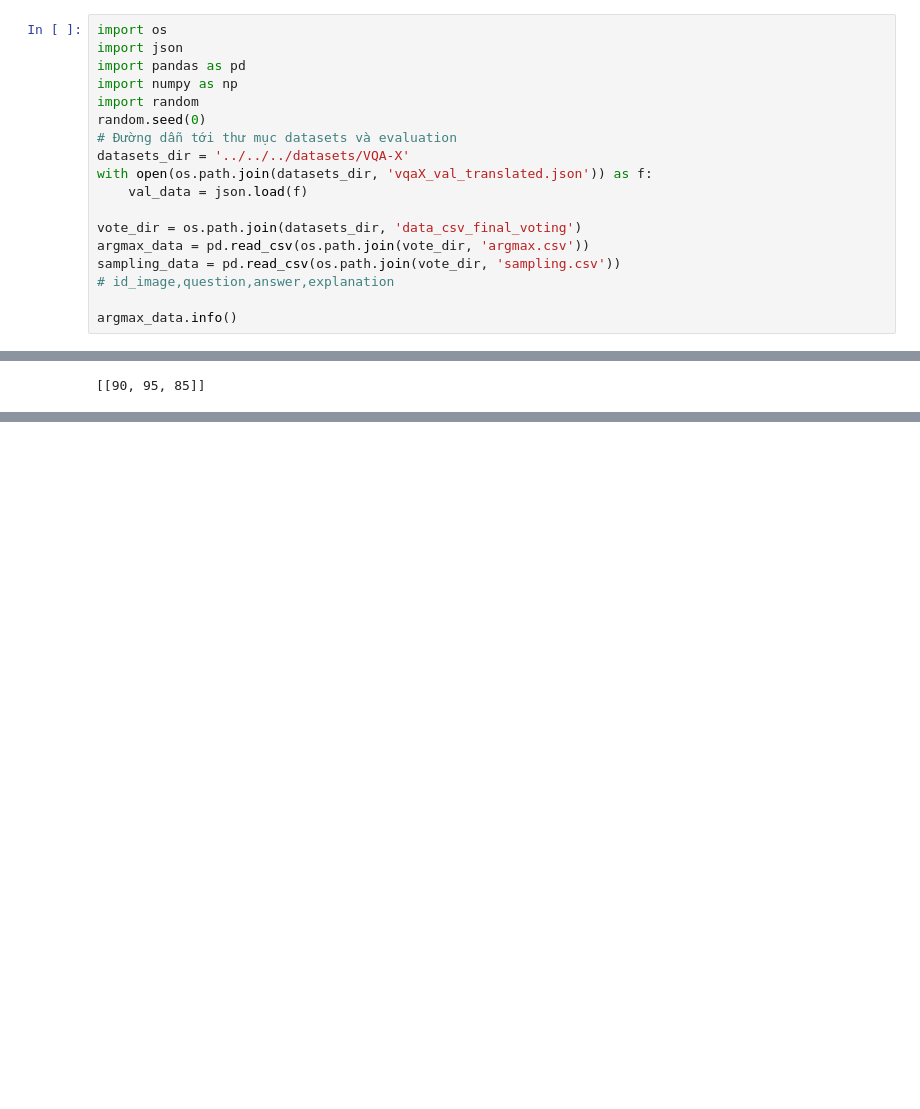
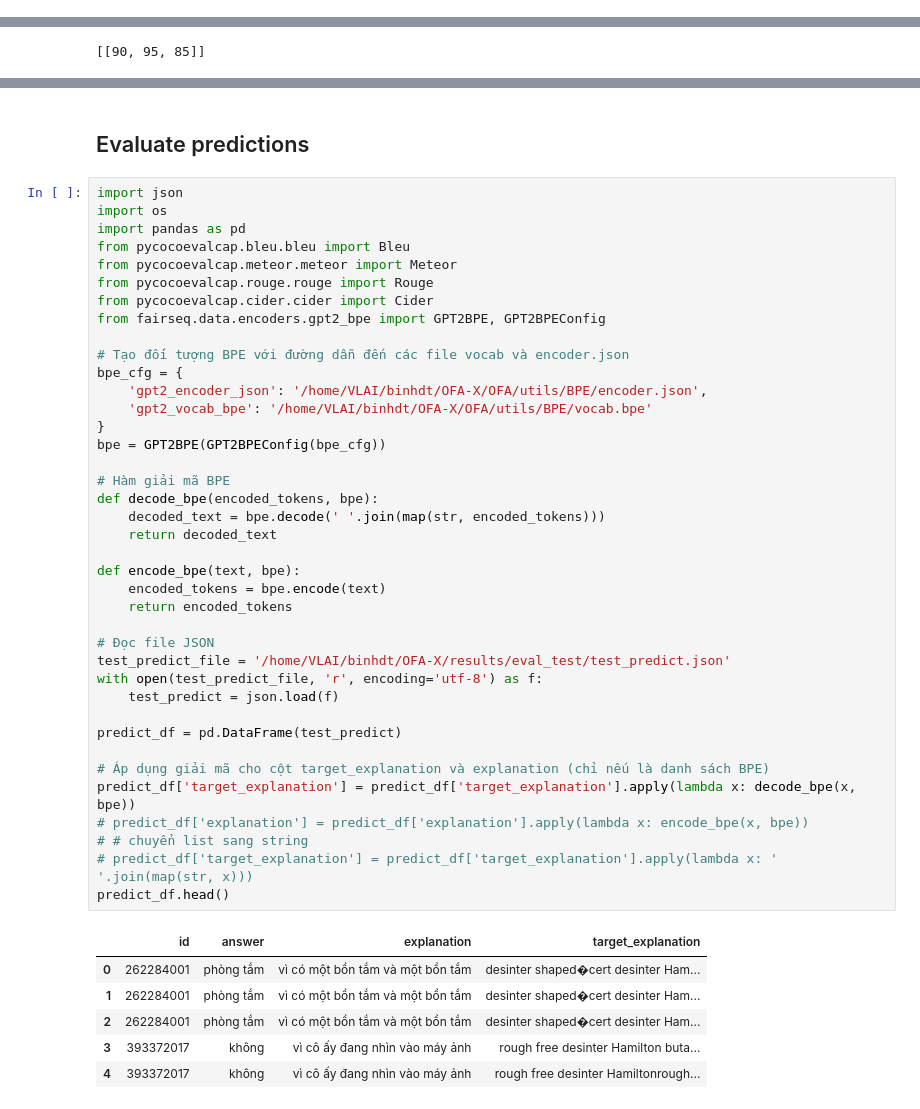
Before and after one commit to wjnwjn59/ViCLEVR-X, a Jupyter notebook: data_processing/notebook.ipynb, the cells around one changed output, grey strips where cells are left out. Saved outputs shown, nothing was run; the diff lists cells and outputs as text; blank space fills up the shorter version.

```diff
--- a/data_processing/notebook.ipynb
+++ b/data_processing/notebook.ipynb
@@ -206,18 +205,0 @@ Items with gpt translation: 1968
-# %%
-import os
-import json
-import pandas as pd
-import numpy as np
-import random
-random.seed(0)
-# Đường dẫn tới thư mục datasets và evaluation
-datasets_dir = '../../../datasets/VQA-X'
-with open(os.path.join(datasets_dir, 'vqaX_val_translated.json')) as f:
-    val_data = json.load(f)
-
-vote_dir = os.path.join(datasets_dir, 'data_csv_final_voting')
-argmax_data = pd.read_csv(os.path.join(vote_dir, 'argmax.csv'))
-sampling_data = pd.read_csv(os.path.join(vote_dir, 'sampling.csv'))
-# id_image,question,answer,explanation
-
-argmax_data.info()
@@ -603,0 +505,48 @@ Explanation: 54754
+# %% [markdown]
+## Evaluate predictions
+# %%
+import json
+import os
+import pandas as pd
+from pycocoevalcap.bleu.bleu import Bleu
+from pycocoevalcap.meteor.meteor import Meteor
+from pycocoevalcap.rouge.rouge import Rouge
+from pycocoevalcap.cider.cider import Cider
+from fairseq.data.encoders.gpt2_bpe import GPT2BPE, GPT2BPEConfig
+
+# Tạo đối tượng BPE với đường dẫn đến các file vocab và encoder.json
+bpe_cfg = {
+    'gpt2_encoder_json': '/home/VLAI/binhdt/OFA-X/OFA/utils/BPE/encoder.json',
+    'gpt2_vocab_bpe': '/home/VLAI/binhdt/OFA-X/OFA/utils/BPE/vocab.bpe'
+}
+bpe = GPT2BPE(GPT2BPEConfig(bpe_cfg))
+
+# Hàm giải mã BPE
+def decode_bpe(encoded_tokens, bpe):
+    decoded_text = bpe.decode(' '.join(map(str, encoded_tokens)))
+    return decoded_text
+
+def encode_bpe(text, bpe):
+    encoded_tokens = bpe.encode(text)
+    return encoded_tokens
+
+# Đọc file JSON
+test_predict_file = '/home/VLAI/binhdt/OFA-X/results/eval_test/test_predict.json'
+with open(test_predict_file, 'r', encoding='utf-8') as f:
+    test_predict = json.load(f)
+
+predict_df = pd.DataFrame(test_predict)
+
+# Áp dụng giải mã cho cột target_explanation và explanation (chỉ nếu là danh sách BPE)
+predict_df['target_explanation'] = predict_df['target_explanation'].apply(lambda x: decode_bpe(x, bpe))
+# predict_df['explanation'] = predict_df['explanation'].apply(lambda x: encode_bpe(x, bpe))
+# # chuyển list sang string
+# predict_df['target_explanation'] = predict_df['target_explanation'].apply(lambda x: ' '.join(map(str, x)))
+predict_df.head()
+# %% [output]
+|  | id | answer | explanation | target_explanation |
+| 0 | 262284001 | phòng tắm | vì có một bồn tắm và một bồn tắm | desinter shaped�cert desinter Ham... |
+| 1 | 262284001 | phòng tắm | vì có một bồn tắm và một bồn tắm | desinter shaped�cert desinter Ham... |
+| 2 | 262284001 | phòng tắm | vì có một bồn tắm và một bồn tắm | desinter shaped�cert desinter Ham... |
+| 3 | 393372017 | không | vì cô ấy đang nhìn vào máy ảnh | rough free desinter Hamilton buta... |
+| 4 | 393372017 | không | vì cô ấy đang nhìn vào máy ảnh | rough free desinter Hamiltonrough... |
```
Also changed, not shown: parts of 17 cells of this notebook, 4 other files.
